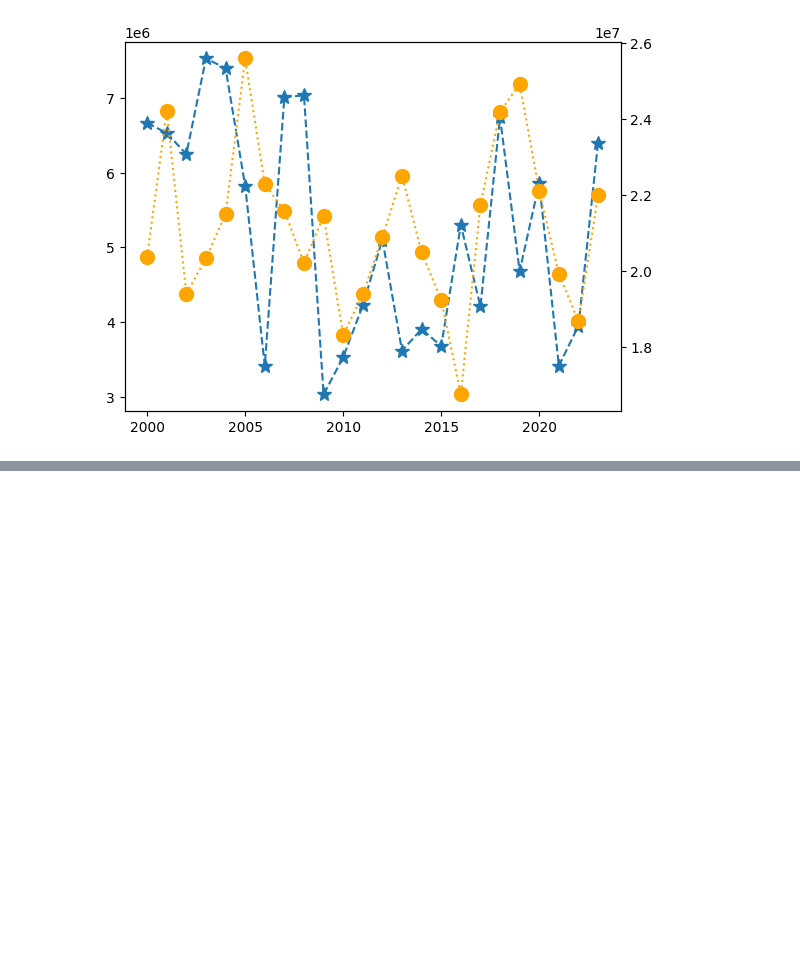
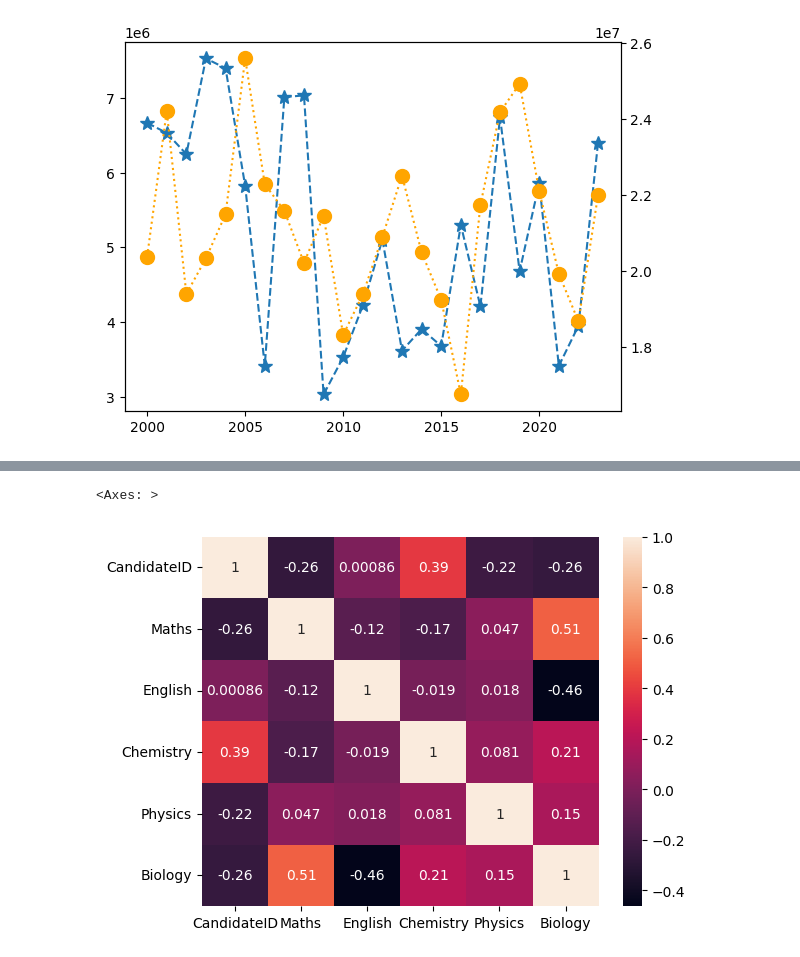
Before and after one commit to IbrahimHammed/PythonVisualization, a Jupyter notebook: PythonCharts.ipynb, the cells around one changed output, grey strips where cells are left out. Cells and saved outputs as stored; diff of their text form; code cells hidden in the pictures; blank space fills up the shorter version.

```diff
--- a/PythonCharts.ipynb
+++ b/PythonCharts.ipynb
@@ -417,3 +487,7 @@ DoubleAxisChart()
 # Grouped Bar Charts
 # %%
 # Combo Charts
+# %%
+# connect and load external dataset
+url = "https://github.com/IbrahimHammed/PythonVisualizations/blob/main/ResultMatrix.xlsx?raw=true"
+dfExam = pd.read_excel(url)
@@ -420,2 +515,7 @@ DoubleAxisChart()
+# %%
+sns.heatmap(dfExam.corr(), annot=True)
+# %% [output]
+<Axes: >
+[figure, added]
 # %%
 # Scatterplot
```
Also changed, not shown: parts of 22 cells of this notebook.
